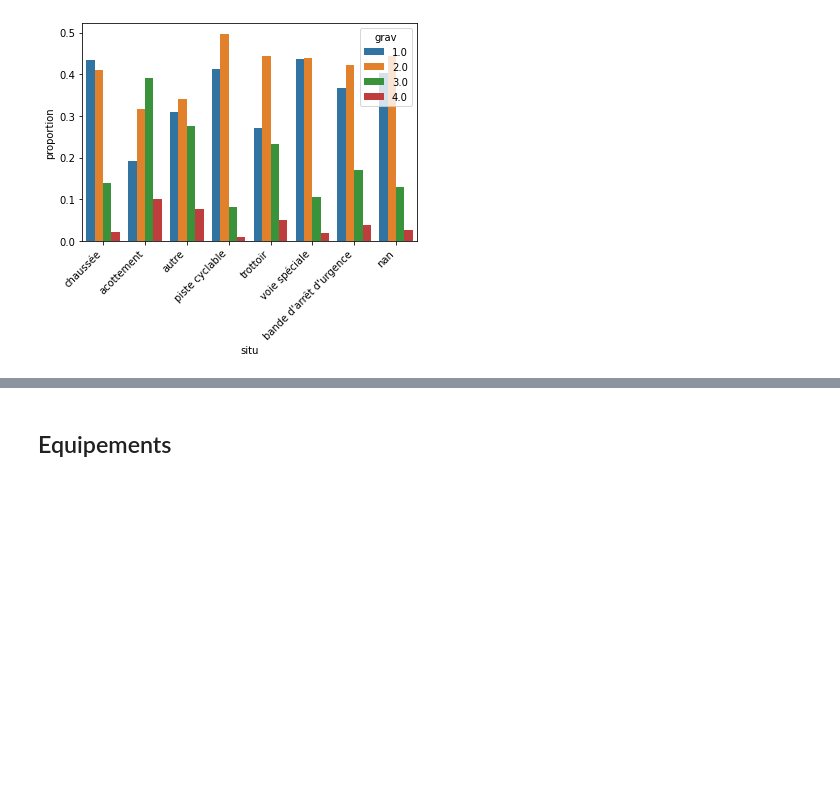
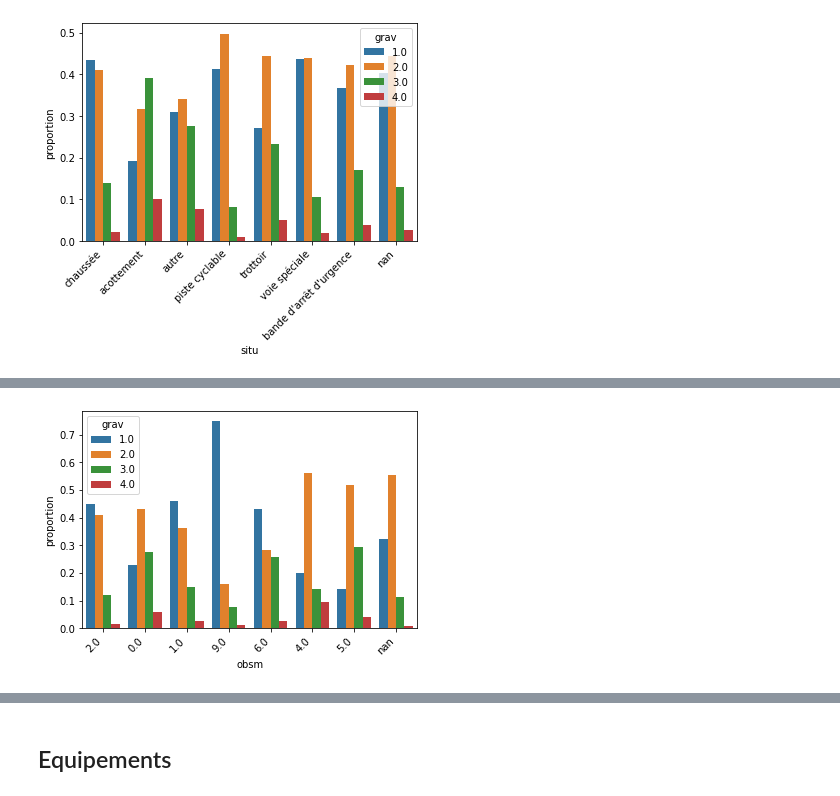
Before and after one commit to antoine-palazz/Projet_Python_ENSAE_2A, a Jupyter notebook: scripts/eda.ipynb, the cells around one changed output, grey strips where cells are left out. Drawn from its saved outputs; the diff is of its cells as text; code cells hidden in the pictures; blank space fills up the shorter version.

```diff
--- a/scripts/eda.ipynb
+++ b/scripts/eda.ipynb
@@ -587,0 +647,8 @@ plt.show()
+# %%
+var = "obsm"
+proportions = df_fill_na.groupby(var)['grav'].value_counts(normalize=True).rename('proportion').reset_index()
+sns.barplot(x=var, y='proportion', hue='grav', data=proportions, order=df_fill_na[var].value_counts().index)
+plt.xticks(rotation=45, ha='right')
+plt.show()
+# %% [output]
+[figure, added]
```
Also changed, not shown: parts of 19 cells of this notebook, 1 other file.
